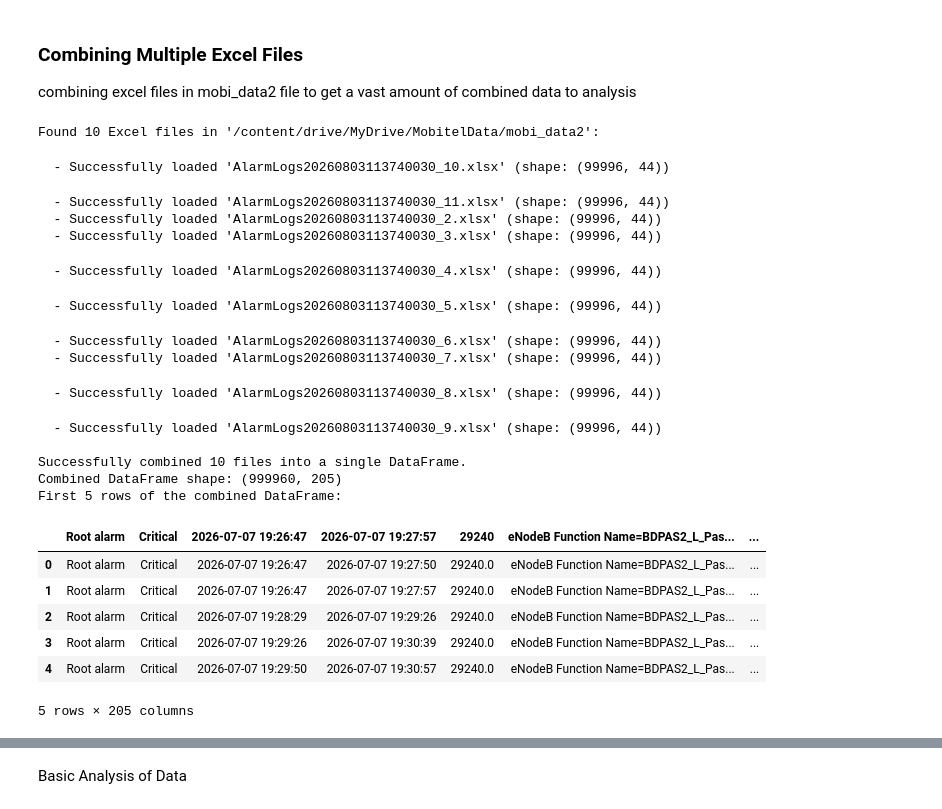
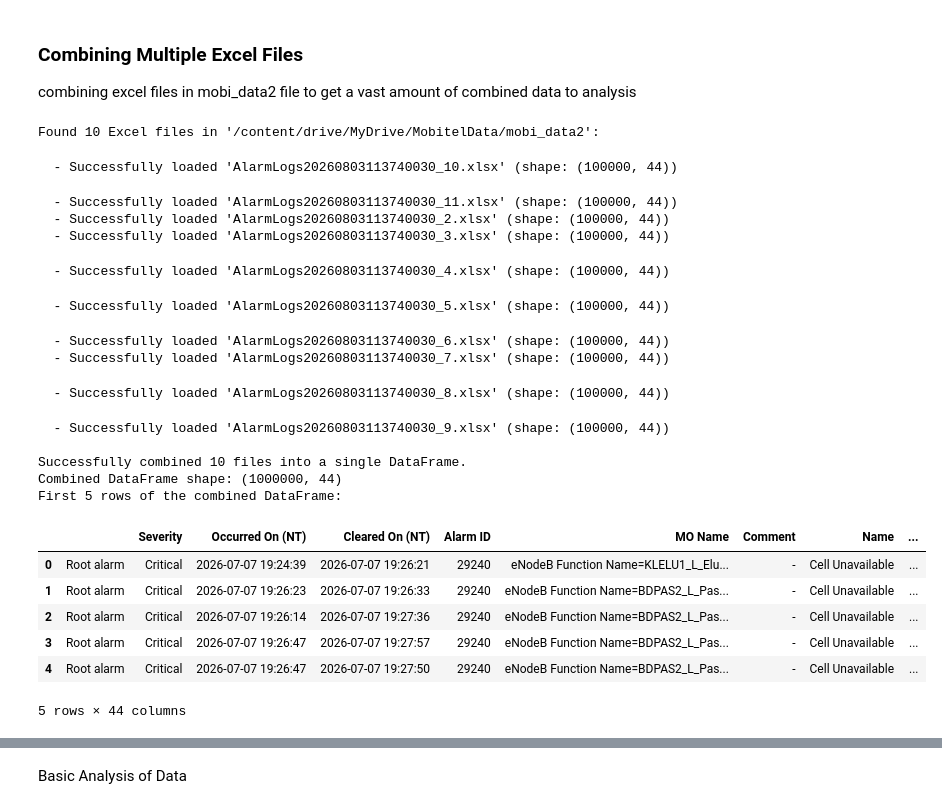
Before and after one commit to anudaindu/Mobitel_Alarm_Fault_Prediction, a Jupyter notebook: notebooks/01_Data_Loading.ipynb, the cells around one changed output, grey strips where cells are left out. Saved outputs shown, nothing was run; the diff lists cells and outputs as text; code cells hidden in the pictures.

```diff
--- a/notebooks/01_Data_Loading.ipynb
+++ b/notebooks/01_Data_Loading.ipynb
@@ -52,6 +52,7 @@ Dataset loaded successfully from /content/drive/MyDrive/MobitelData/AlarmLogs202
 combining excel files in mobi_data2 file to get a vast amount of combined data to analysis
 # %%
 import os
+import pandas as pd # Ensure pandas is imported here
 
 # Define the directory where your Excel files are located
 data_directory = '/content/drive/MyDrive/MobitelData/mobi_data2'
@@ -64,50 +65,50 @@ excel_files.sort() # Optional: Sort files if order matters (e.g., by date in fil
 all_dfs = []
 
 print(f"Found {len(excel_files)} Excel files in '{data_directory}':")
 
 # Loop through each Excel file and append its data to the list
 for i, file_name in enumerate(excel_files):
     file_path = os.path.join(data_directory, file_name)
     try:
-        # Read the Excel file, assuming the actual header starts at row index 4 (5th row)
-        df_temp = pd.read_excel(file_path, header=4)
+        # Read the Excel file, assuming the actual header starts at row index 0 (first row)
+        df_temp = pd.read_excel(file_path, header=0)
         all_dfs.append(df_temp)
         print(f"  - Successfully loaded '{file_name}' (shape: {df_temp.shape})")
     except Exception as e:
         print(f"  - Error loading '{file_name}': {e}")
 
 # Concatenate all DataFrames in the list into a single DataFrame
 if all_dfs:
     combined_df = pd.concat(all_dfs, ignore_index=True)
     print(f"\nSuccessfully combined {len(all_dfs)} files into a single DataFrame.")
     print("Combined DataFrame shape:", combined_df.shape)
     print("First 5 rows of the combined DataFrame:")
     display(combined_df.head())
 else:
     print("No Excel files were successfully loaded and combined.")
 
 # Update the main 'df' variable to hold the combined DataFrame
 df = combined_df
 # %% [output]
 Found 10 Excel files in '/content/drive/MyDrive/MobitelData/mobi_data2':
-  - Successfully loaded 'AlarmLogs20260803113740030_10.xlsx' (shape: (99996, 44))
+  - Successfully loaded 'AlarmLogs20260803113740030_10.xlsx' (shape: (100000, 44))
-  - Successfully loaded 'AlarmLogs20260803113740030_11.xlsx' (shape: (99996, 44))
-  - Successfully loaded 'AlarmLogs20260803113740030_2.xlsx' (shape: (99996, 44))
-  - Successfully loaded 'AlarmLogs20260803113740030_3.xlsx' (shape: (99996, 44))
+  - Successfully loaded 'AlarmLogs20260803113740030_11.xlsx' (shape: (100000, 44))
+  - Successfully loaded 'AlarmLogs20260803113740030_2.xlsx' (shape: (100000, 44))
+  - Successfully loaded 'AlarmLogs20260803113740030_3.xlsx' (shape: (100000, 44))
-  - Successfully loaded 'AlarmLogs20260803113740030_4.xlsx' (shape: (99996, 44))
+  - Successfully loaded 'AlarmLogs20260803113740030_4.xlsx' (shape: (100000, 44))
-  - Successfully loaded 'AlarmLogs20260803113740030_5.xlsx' (shape: (99996, 44))
+  - Successfully loaded 'AlarmLogs20260803113740030_5.xlsx' (shape: (100000, 44))
-  - Successfully loaded 'AlarmLogs20260803113740030_6.xlsx' (shape: (99996, 44))
-  - Successfully loaded 'AlarmLogs20260803113740030_7.xlsx' (shape: (99996, 44))
+  - Successfully loaded 'AlarmLogs20260803113740030_6.xlsx' (shape: (100000, 44))
+  - Successfully loaded 'AlarmLogs20260803113740030_7.xlsx' (shape: (100000, 44))
-  - Successfully loaded 'AlarmLogs20260803113740030_8.xlsx' (shape: (99996, 44))
+  - Successfully loaded 'AlarmLogs20260803113740030_8.xlsx' (shape: (100000, 44))
-  - Successfully loaded 'AlarmLogs20260803113740030_9.xlsx' (shape: (99996, 44))
+  - Successfully loaded 'AlarmLogs20260803113740030_9.xlsx' (shape: (100000, 44))
 
 Successfully combined 10 files into a single DataFrame.
-Combined DataFrame shape: (999960, 205)
+Combined DataFrame shape: (1000000, 44)
 First 5 rows of the combined DataFrame:
-|  | Root alarm | Critical | 2026-07-07 19:26:47 | 2026-07-07 19:27:57 | 29240 | eNodeB Function Name=BDPAS2_L_Pas... | ... |
-| 0 | Root alarm | Critical | 2026-07-07 19:26:47 | 2026-07-07 19:27:50 | 29240.0 | eNodeB Function Name=BDPAS2_L_Pas... | ... |
-| 1 | Root alarm | Critical | 2026-07-07 19:26:47 | 2026-07-07 19:27:57 | 29240.0 | eNodeB Function Name=BDPAS2_L_Pas... | ... |
-| 2 | Root alarm | Critical | 2026-07-07 19:28:29 | 2026-07-07 19:29:26 | 29240.0 | eNodeB Function Name=BDPAS2_L_Pas... | ... |
-| 3 | Root alarm | Critical | 2026-07-07 19:29:26 | 2026-07-07 19:30:39 | 29240.0 | eNodeB Function Name=BDPAS2_L_Pas... | ... |
-| 4 | Root alarm | Critical | 2026-07-07 19:29:50 | 2026-07-07 19:30:57 | 29240.0 | eNodeB Function Name=BDPAS2_L_Pas... | ... |
+|  |  | Severity | Occurred On (NT) | Cleared On (NT) | Alarm ID | MO Name | Comment | Name | ... |
+| 0 | Root alarm | Critical | 2026-07-07 19:24:39 | 2026-07-07 19:26:21 | 29240 | eNodeB Function Name=KLELU1_L_Elu... | - | Cell Unavailable | ... |
+| 1 | Root alarm | Critical | 2026-07-07 19:26:23 | 2026-07-07 19:26:33 | 29240 | eNodeB Function Name=BDPAS2_L_Pas... | - | Cell Unavailable | ... |
+| 2 | Root alarm | Critical | 2026-07-07 19:26:14 | 2026-07-07 19:27:36 | 29240 | eNodeB Function Name=BDPAS2_L_Pas... | - | Cell Unavailable | ... |
+| 3 | Root alarm | Critical | 2026-07-07 19:26:47 | 2026-07-07 19:27:57 | 29240 | eNodeB Function Name=BDPAS2_L_Pas... | - | Cell Unavailable | ... |
+| 4 | Root alarm | Critical | 2026-07-07 19:26:47 | 2026-07-07 19:27:50 | 29240 | eNodeB Function Name=BDPAS2_L_Pas... | - | Cell Unavailable | ... |
-5 rows × 205 columns
+5 rows × 44 columns
```
Also changed, not shown: parts of 11 cells of this notebook.
